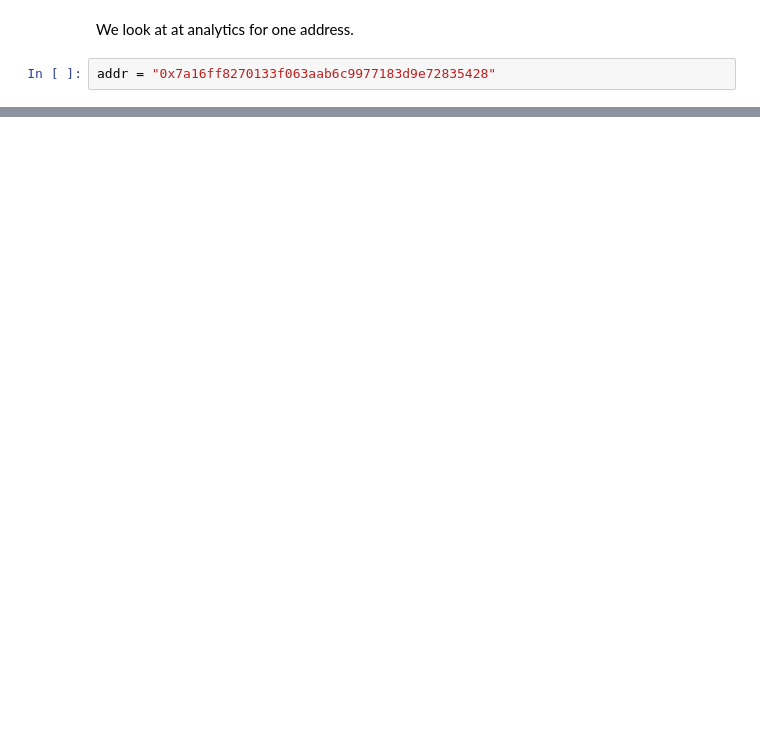
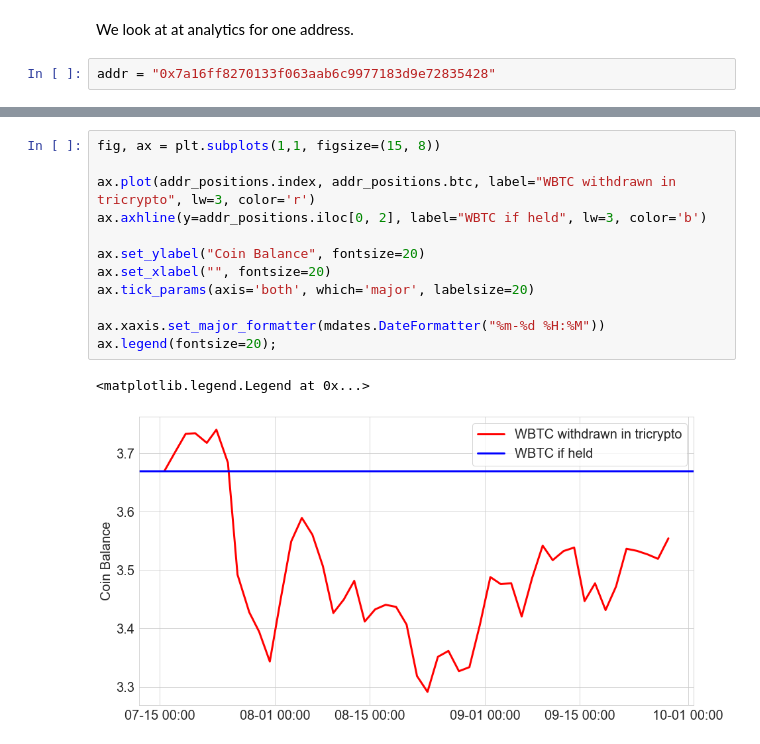
Before and after one commit to convex-community/curve-tricrypto, a Jupyter notebook: notebooks/impermanent_loss_analysis.ipynb, the cells around one changed output, grey strips where cells are left out. Saved outputs shown, nothing was run; the diff lists cells and outputs as text; blank space fills up the shorter version.

```diff
--- a/notebooks/impermanent_loss_analysis.ipynb
+++ b/notebooks/impermanent_loss_analysis.ipynb
@@ -183,0 +146,15 @@ impermanent loss eth: -24.42948988241428%
+# %%
+fig, ax = plt.subplots(1,1, figsize=(15, 8))
+
+ax.plot(addr_positions.index, addr_positions.btc, label="WBTC withdrawn in tricrypto", lw=3, color='r')
+ax.axhline(y=addr_positions.iloc[0, 2], label="WBTC if held", lw=3, color='b')
+
+ax.set_ylabel("Coin Balance", fontsize=20)
+ax.set_xlabel("", fontsize=20)
+ax.tick_params(axis='both', which='major', labelsize=20)
+
+ax.xaxis.set_major_formatter(mdates.DateFormatter("%m-%d %H:%M"))
+ax.legend(fontsize=20);
+# %% [output]
+<matplotlib.legend.Legend at 0x...>
+[figure, added]
```
Also changed, not shown: parts of 19 cells of this notebook.
